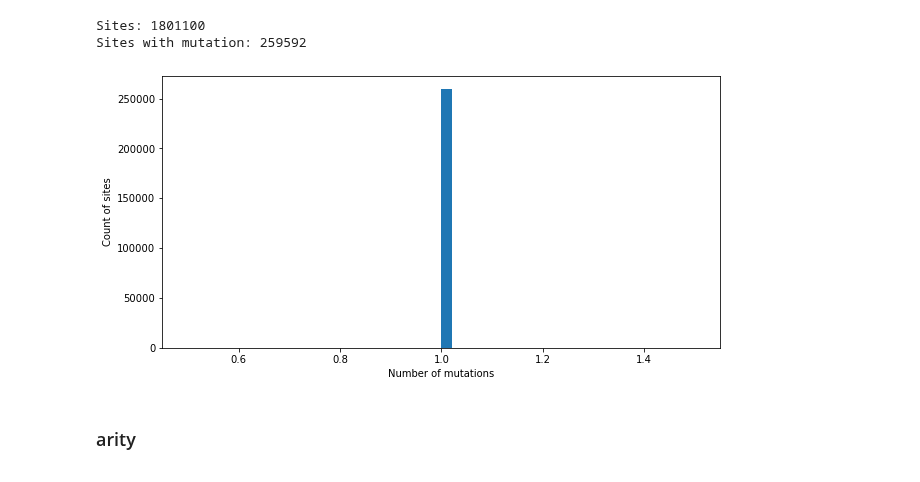
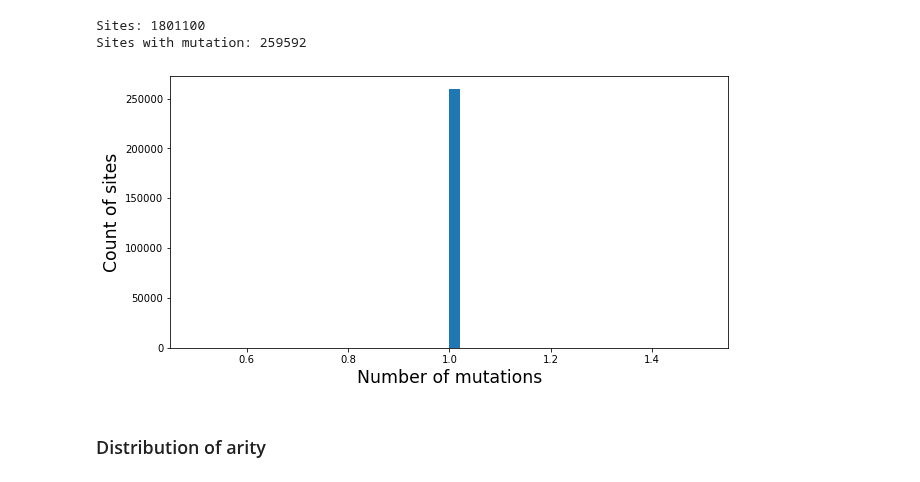
Before and after one commit to szhan/tsimpute, a Jupyter notebook: notebooks/inspect_ts.ipynb, the cells around one changed output. Saved outputs shown, nothing was run; the diff lists cells and outputs as text; code cells hidden in the pictures.

```diff
--- a/notebooks/inspect_ts.ipynb
+++ b/notebooks/inspect_ts.ipynb
@@ -112,12 +113,12 @@ Sites: 1801100
 Sites with mutation: 259592
 # %%
 plt.figure(figsize=(10, 5,))
-plt.ylabel("Count of sites")
-plt.xlabel("Number of mutations")
+plt.ylabel("Count of sites", fontsize="xx-large")
+plt.xlabel("Number of mutations", fontsize="xx-large")
 plt.hist(counts, bins=50);
 plt.show()
 # %% [output]
-[figure, old version]
+[figure, new version]
 # %% [markdown]
-### arity
+### Distribution of arity
 # %%
```
Also changed, not shown: parts of 8 cells of this notebook.
